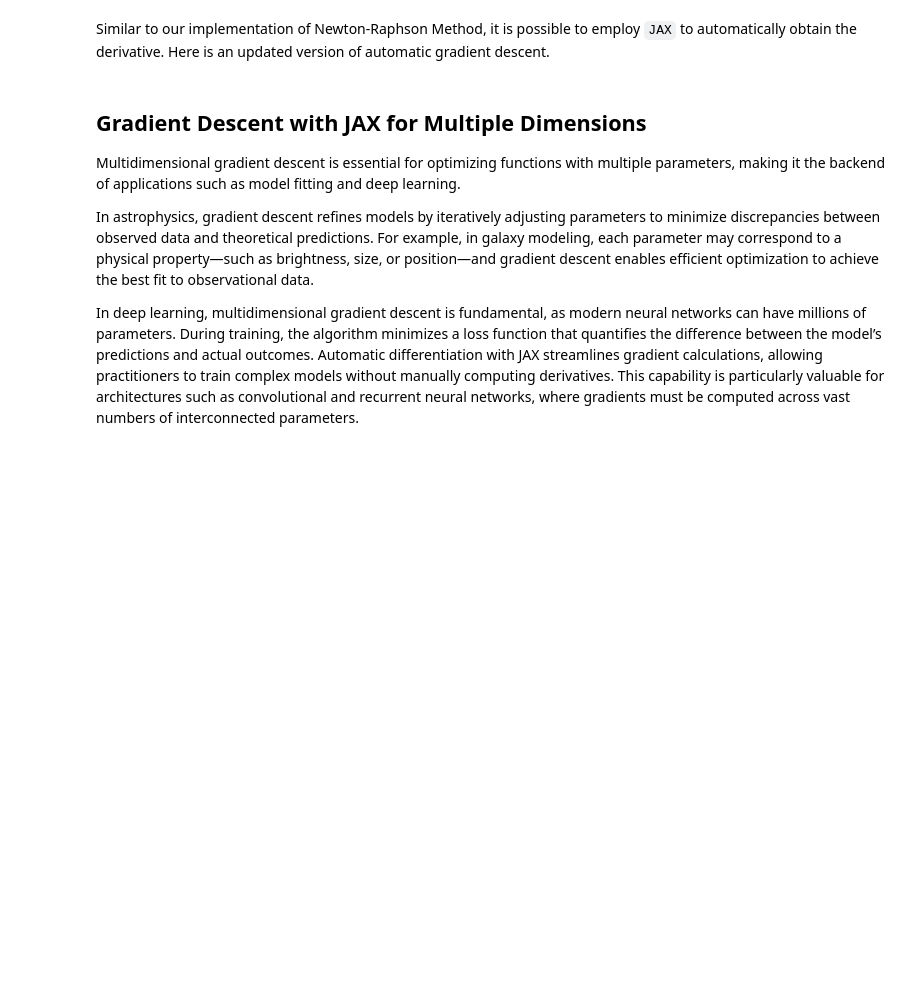
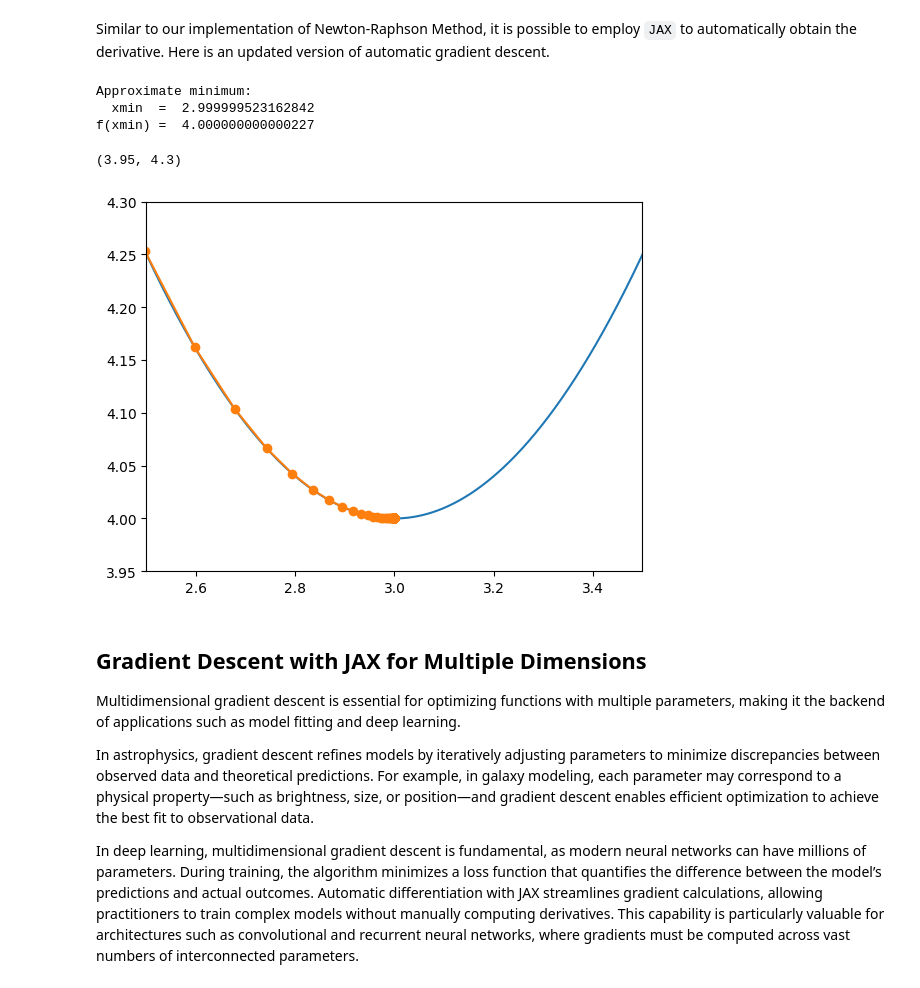
Before and after one commit to Austin1521/PHYS305, a Jupyter notebook: docs/10/notes.ipynb, the cells around one changed output. Cells and saved outputs as stored; diff of their text form; code cells hidden in the pictures; blank space fills up the shorter version.

```diff
--- a/docs/10/notes.ipynb
+++ b/docs/10/notes.ipynb
@@ -83,23 +91,29 @@ def autogd_hist(f, x, alpha, imax=1000):
 # %%
 # Define the function and its gradient
 def f(x):
     return (x - 3)**2 + 4
 
 # Parameters for gradient descent
 x0    = 0.0  # Starting point for optimization
-alpha = 0.9
+alpha = 0.1
 
 # Run gradient descent
 Xmin = np.array(autogd_hist(f, x0, alpha))
 print("Approximate minimum:")
 print("  xmin  = ",   Xmin[-1] )
 print("f(xmin) = ", f(Xmin[-1]))
 
 X = np.linspace(0, 6, 6001)
 plt.plot(X,    f(X))
 plt.plot(Xmin, f(Xmin), '-o')
 plt.xlim(2.5, 3.5)
 plt.ylim(3.95,4.3)
+# %% [output]
+Approximate minimum:
+  xmin  =  2.999999523162842
+f(xmin) =  4.000000000000227
+(3.95, 4.3)
+[figure, added]
 # %% [markdown]
 ## Gradient Descent with JAX for Multiple Dimensions
 
```
Also changed, not shown: parts of 11 cells of this notebook, 1 other file.
